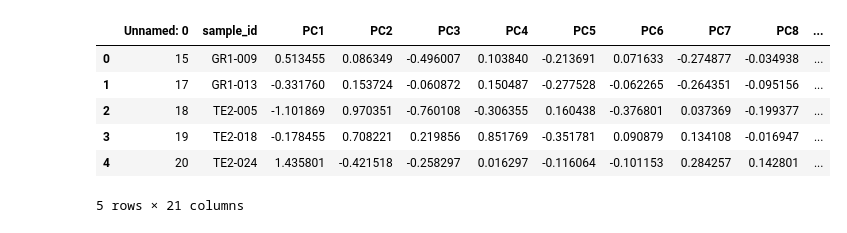
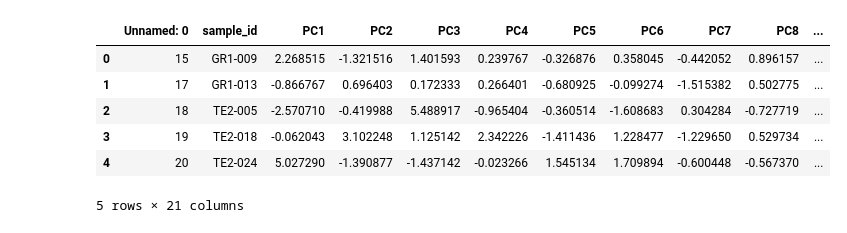
Before and after one commit to cardinalgeo/EPSC-552-Mont-St-Hilaire, a Jupyter notebook: notebooks/multivariate.ipynb, the cells around one changed output. Drawn from its saved outputs; the diff is of its cells as text; code cells hidden in the pictures.

```diff
--- a/notebooks/multivariate.ipynb
+++ b/notebooks/multivariate.ipynb
@@ -41,0 +45,10 @@ data_log_transformed
+# %%
+# evaluate normality; transform accordingly
+for element in elements:
+    log_normal = np.log10(data[element])
+    # compare p-values from normality test of data and log-transformed data
+    # (Null hypothesis: sample comes from a normal distribution; higher p ~ higher likelihood of normality)
+    if normaltest(data[element])[1] < normaltest(log_normal)[1]:
+        data[element] = log_normal
+    else:
+        print(element + " data were already normally distributed.")
@@ -41,0 +60,11 @@ data_log_transformed
+# %%
+# function to center and scale dataset (i.e., normalize)
+def center_scale(x):
+    mean = np.mean(x)
+    std = np.std(x)
+    x = (x - mean) / std
+
+    return x
+# %%
+for element in elements:
+    data[element] = center_scale(data[element])
@@ -42,28 +87,28 @@ data_log_transformed
 # %%
 pca = PCA()
 # %%
-pca_results = pca.fit(data_log_transformed[elements])
+pca_results = pca.fit(data[elements])
 data_pca = data.copy()
-data_pca[elements] = pca.transform(data_log_transformed[elements])
+data_pca[elements] = pca.transform(data[elements])
 
 # replace headers
 columns = data.columns
 i=1
 cols=[]
 for column in columns:
     if column in elements:
         cols.append("PC"+str(i))
         i+=1
     else:
         cols.append(column)
 
 data_pca.columns = cols
 data_pca.head()
 # %% [output]
 |  | Unnamed: 0 | sample_id | PC1 | PC2 | PC3 | PC4 | PC5 | PC6 | PC7 | PC8 | ... |
-| 0 | 15 | GR1-009 | 0.513455 | 0.086349 | -0.496007 | 0.103840 | -0.213691 | 0.071633 | -0.274877 | -0.034938 | ... |
-| 1 | 17 | GR1-013 | -0.331760 | 0.153724 | -0.060872 | 0.150487 | -0.277528 | -0.062265 | -0.264351 | -0.095156 | ... |
-| 2 | 18 | TE2-005 | -1.101869 | 0.970351 | -0.760108 | -0.306355 | 0.160438 | -0.376801 | 0.037369 | -0.199377 | ... |
-| 3 | 19 | TE2-018 | -0.178455 | 0.708221 | 0.219856 | 0.851769 | -0.351781 | 0.090879 | 0.134108 | -0.016947 | ... |
-| 4 | 20 | TE2-024 | 1.435801 | -0.421518 | -0.258297 | 0.016297 | -0.116064 | -0.101153 | 0.284257 | 0.142801 | ... |
+| 0 | 15 | GR1-009 | 2.268515 | -1.321516 | 1.401593 | 0.239767 | -0.326876 | 0.358045 | -0.442052 | 0.896157 | ... |
+| 1 | 17 | GR1-013 | -0.866767 | 0.696403 | 0.172333 | 0.266401 | -0.680925 | -0.099274 | -1.515382 | 0.502775 | ... |
+| 2 | 18 | TE2-005 | -2.570710 | -0.419988 | 5.488917 | -0.965404 | -0.360514 | -1.608683 | 0.304284 | -0.727719 | ... |
+| 3 | 19 | TE2-018 | -0.062043 | 3.102248 | 1.125142 | 2.342226 | -1.411436 | 1.228477 | -1.229650 | 0.529734 | ... |
+| 4 | 20 | TE2-024 | 5.027290 | -1.390877 | -1.437142 | -0.023266 | 1.545134 | 1.709894 | -0.600448 | -0.567370 | ... |
 5 rows × 21 columns
```
Also changed, not shown: parts of 39 cells of this notebook.
